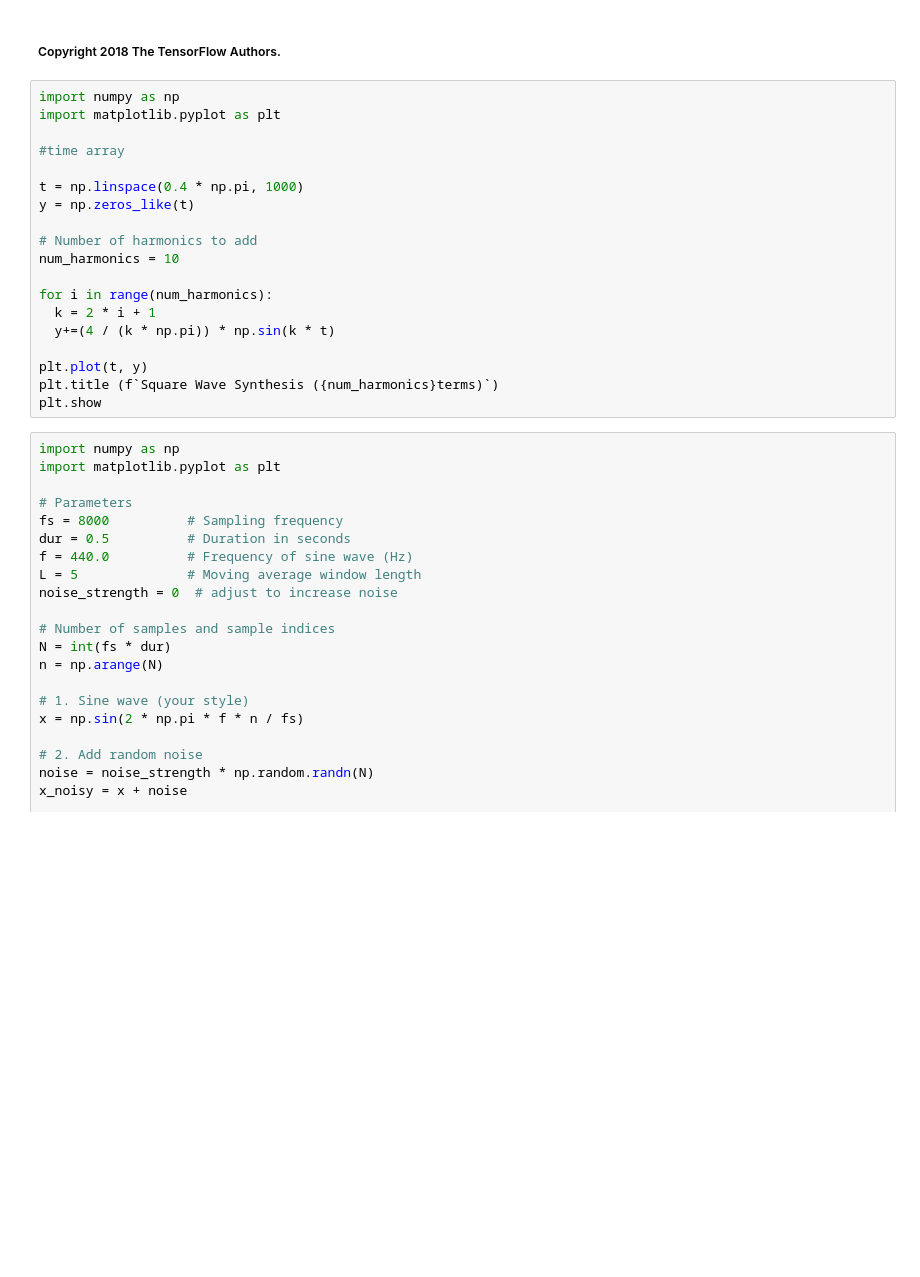
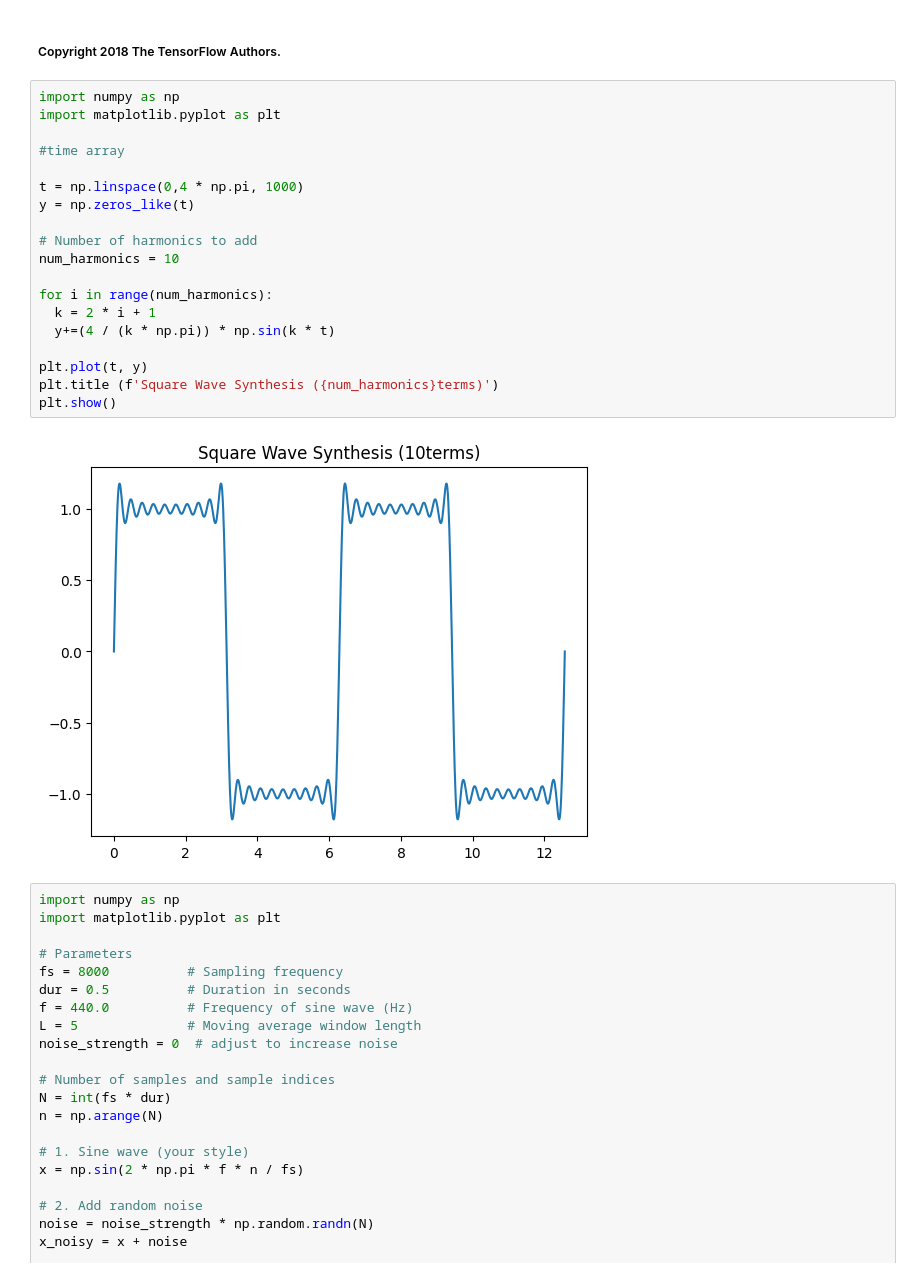
Before and after one commit to Cat6utpcableclarke/Signals, a Jupyter notebook: courses/udacity_intro_to_tensorflow_for_deep_learning/l01c01_introduction_to_colab_and_python.ipynb, the cells around one changed output. Saved outputs shown, nothing was run; the diff lists cells and outputs as text; blank space fills up the shorter version.

```diff
--- a/courses/udacity_intro_to_tensorflow_for_deep_learning/l01c01_introduction_to_colab_and_python.ipynb
+++ b/courses/udacity_intro_to_tensorflow_for_deep_learning/l01c01_introduction_to_colab_and_python.ipynb
@@ -5,22 +3,24 @@
 # %%
 import numpy as np
 import matplotlib.pyplot as plt
 
 #time array
 
-t = np.linspace(0.4 * np.pi, 1000)
+t = np.linspace(0,4 * np.pi, 1000)
 y = np.zeros_like(t)
 
 # Number of harmonics to add
 num_harmonics = 10
 
 for i in range(num_harmonics):
   k = 2 * i + 1
   y+=(4 / (k * np.pi)) * np.sin(k * t)
 
 plt.plot(t, y)
-plt.title (f`Square Wave Synthesis ({num_harmonics}terms)`)
-plt.show
+plt.title (f'Square Wave Synthesis ({num_harmonics}terms)')
+plt.show()
+# %% [output]
+[figure, added]
 # %%
 import numpy as np
 import matplotlib.pyplot as plt
```
Also changed, not shown: parts of 25 cells of this notebook.
